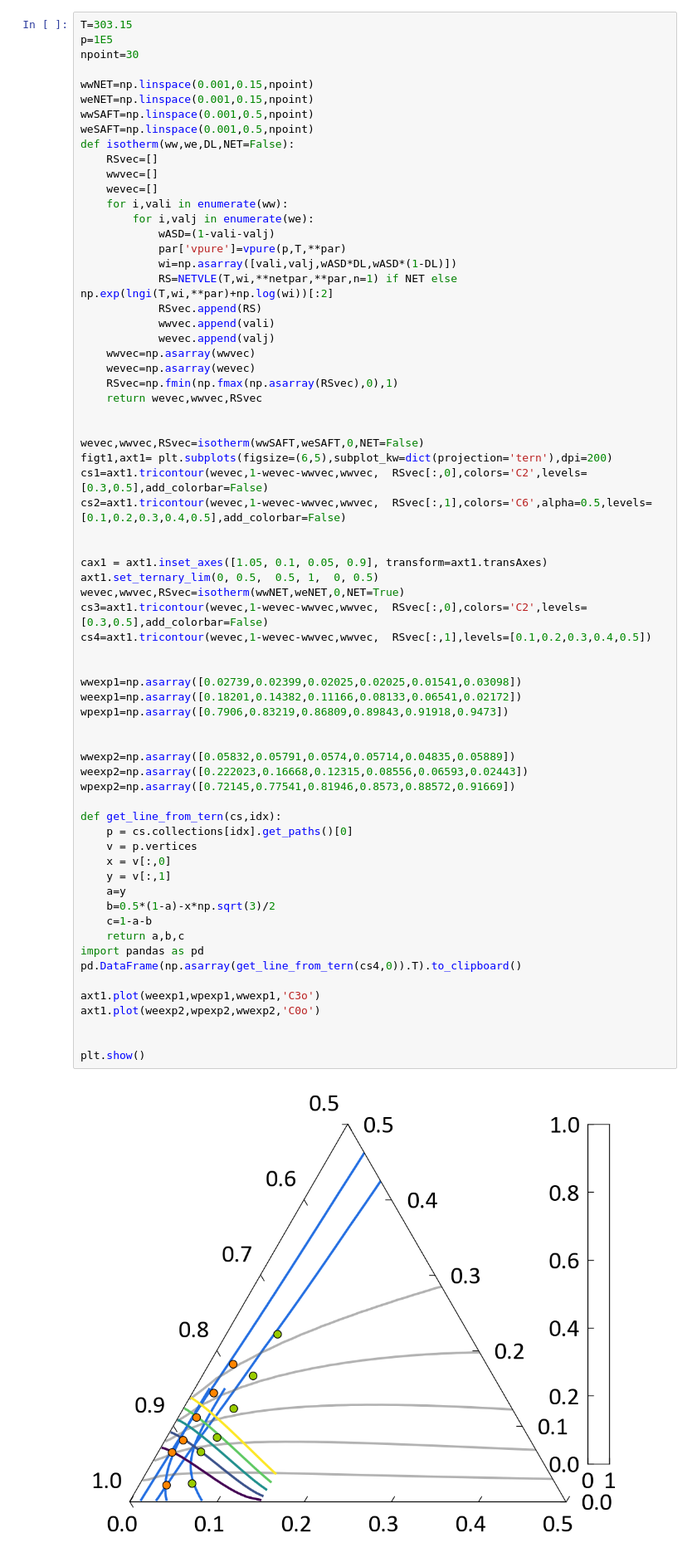
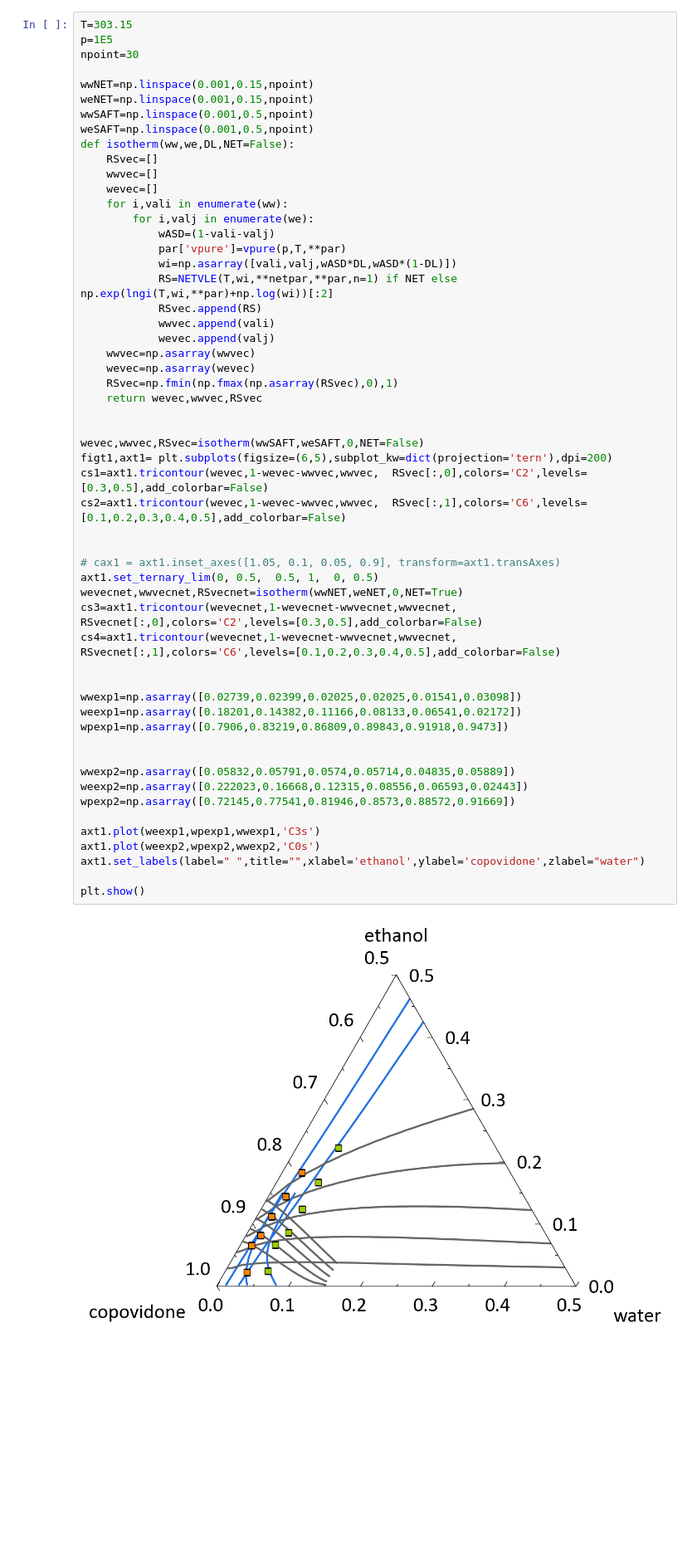
Before and after one commit to Borrdom/diffusionpy, a Jupyter notebook: examples_notebooks/00b_NET-GP_ASD_Water_ethanol.ipynb, the cells around one changed output. Shown at 83% size. Drawn from its saved outputs; the diff is of its cells as text; blank space fills up the shorter version.

```diff
--- a/examples_notebooks/00b_NET-GP_ASD_Water_ethanol.ipynb
+++ b/examples_notebooks/00b_NET-GP_ASD_Water_ethanol.ipynb
@@ -69,54 +52,42 @@ def isotherm(ww,we,DL,NET=False):
             RS=NETVLE(T,wi,**netpar,**par,n=1) if NET else np.exp(lngi(T,wi,**par)+np.log(wi))[:2]
             RSvec.append(RS)
             wwvec.append(vali)
             wevec.append(valj)
     wwvec=np.asarray(wwvec)
     wevec=np.asarray(wevec)
     RSvec=np.fmin(np.fmax(np.asarray(RSvec),0),1)
     return wevec,wwvec,RSvec
 
 
 wevec,wwvec,RSvec=isotherm(wwSAFT,weSAFT,0,NET=False)
 figt1,axt1= plt.subplots(figsize=(6,5),subplot_kw=dict(projection='tern'),dpi=200)
 cs1=axt1.tricontour(wevec,1-wevec-wwvec,wwvec,  RSvec[:,0],colors='C2',levels=[0.3,0.5],add_colorbar=False)
-cs2=axt1.tricontour(wevec,1-wevec-wwvec,wwvec,  RSvec[:,1],colors='C6',alpha=0.5,levels=[0.1,0.2,0.3,0.4,0.5],add_colorbar=False)
+cs2=axt1.tricontour(wevec,1-wevec-wwvec,wwvec,  RSvec[:,1],colors='C6',levels=[0.1,0.2,0.3,0.4,0.5],add_colorbar=False)
 
 
-cax1 = axt1.inset_axes([1.05, 0.1, 0.05, 0.9], transform=axt1.transAxes)
+# cax1 = axt1.inset_axes([1.05, 0.1, 0.05, 0.9], transform=axt1.transAxes)
 axt1.set_ternary_lim(0, 0.5,  0.5, 1,  0, 0.5)
-wevec,wwvec,RSvec=isotherm(wwNET,weNET,0,NET=True)
-cs3=axt1.tricontour(wevec,1-wevec-wwvec,wwvec,  RSvec[:,0],colors='C2',levels=[0.3,0.5],add_colorbar=False)
-cs4=axt1.tricontour(wevec,1-wevec-wwvec,wwvec,  RSvec[:,1],levels=[0.1,0.2,0.3,0.4,0.5])
+wevecnet,wwvecnet,RSvecnet=isotherm(wwNET,weNET,0,NET=True)
+cs3=axt1.tricontour(wevecnet,1-wevecnet-wwvecnet,wwvecnet,  RSvecnet[:,0],colors='C2',levels=[0.3,0.5],add_colorbar=False)
+cs4=axt1.tricontour(wevecnet,1-wevecnet-wwvecnet,wwvecnet,  RSvecnet[:,1],colors='C6',levels=[0.1,0.2,0.3,0.4,0.5],add_colorbar=False)
 
 
 wwexp1=np.asarray([0.02739,0.02399,0.02025,0.02025,0.01541,0.03098])
 weexp1=np.asarray([0.18201,0.14382,0.11166,0.08133,0.06541,0.02172])
 wpexp1=np.asarray([0.7906,0.83219,0.86809,0.89843,0.91918,0.9473])
 
 
 wwexp2=np.asarray([0.05832,0.05791,0.0574,0.05714,0.04835,0.05889])
 weexp2=np.asarray([0.222023,0.16668,0.12315,0.08556,0.06593,0.02443])
 wpexp2=np.asarray([0.72145,0.77541,0.81946,0.8573,0.88572,0.91669])
 
-def get_line_from_tern(cs,idx):
-    p = cs.collections[idx].get_paths()[0]
-    v = p.vertices
-    x = v[:,0]
-    y = v[:,1]
-    a=y
-    b=0.5*(1-a)-x*np.sqrt(3)/2
-    c=1-a-b
-    return a,b,c
-import pandas as pd
-pd.DataFrame(np.asarray(get_line_from_tern(cs4,0)).T).to_clipboard()
-
-axt1.plot(weexp1,wpexp1,wwexp1,'C3o')
-axt1.plot(weexp2,wpexp2,wwexp2,'C0o')
-
+axt1.plot(weexp1,wpexp1,wwexp1,'C3s')
+axt1.plot(weexp2,wpexp2,wwexp2,'C0s')
+axt1.set_labels(label=" ",title="",xlabel='ethanol',ylabel='copovidone',zlabel="water")
 
 plt.show()
 # %% [output]
-[figure, old version]
+[figure, new version]
 # %%
 DL=0.1
 
```
Also changed, not shown: parts of 6 cells of this notebook, 6 other files.
